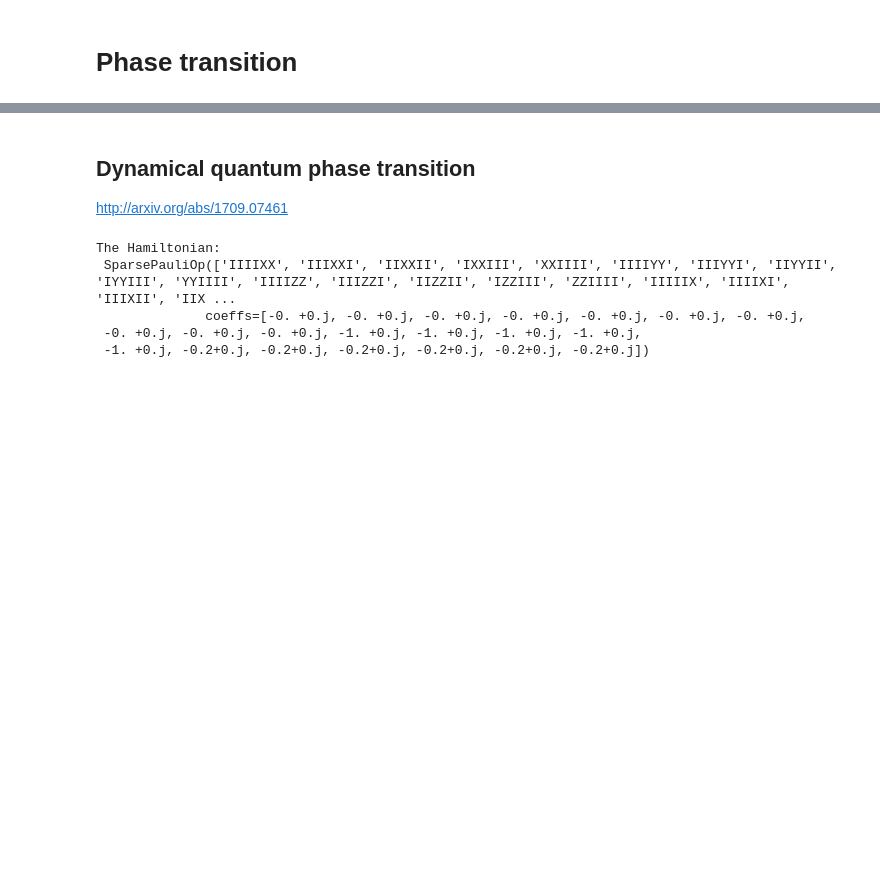
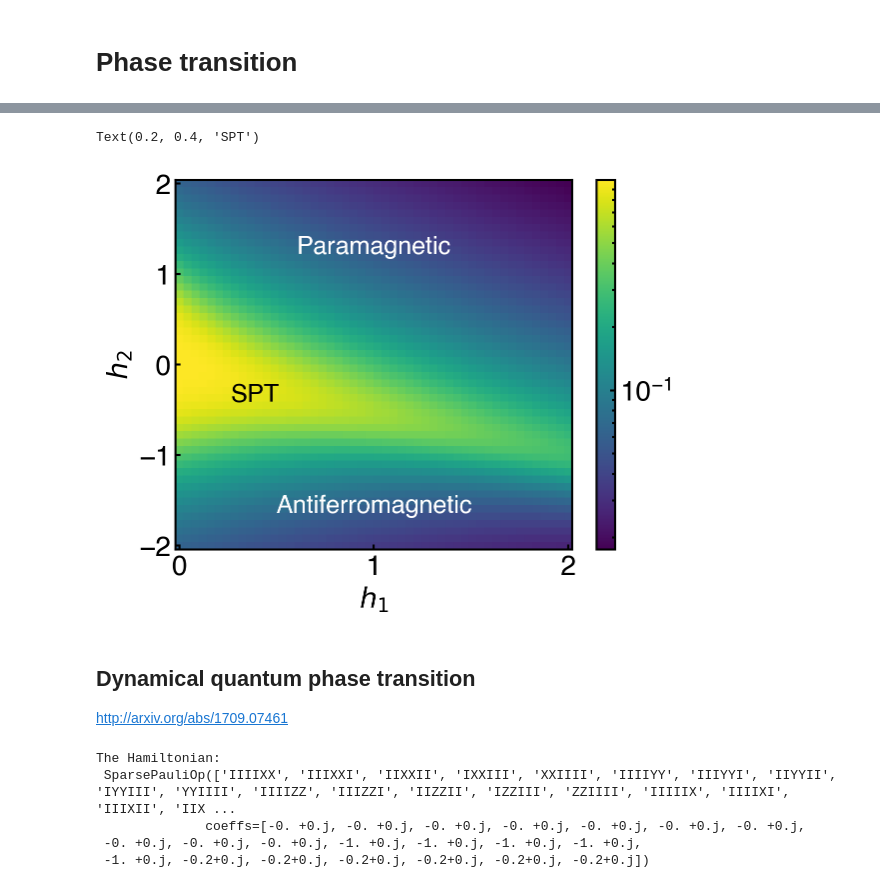
Before and after one commit to Jue-Xu/cookbook-quantum-simulation, a Jupyter notebook: phase_transition.ipynb, the cells around one changed output, grey strips where cells are left out. Saved outputs shown, nothing was run; the diff lists cells and outputs as text; code cells hidden in the pictures; blank space fills up the shorter version.

```diff
--- a/phase_transition.ipynb
+++ b/phase_transition.ipynb
@@ -18,3 +56,39 @@ from spin_ham import *
+# %%
+import matplotlib.colors as colors
+
+h1_list = np.linspace(0, 2, 50)
+h2_list = np.linspace(-2, 2, 50)
+h1_mesh , h2_mesh = np.meshgrid(h1_list, h2_list)
+exp_vals = np.zeros((len(h1_list), len(h2_list)), dtype=np.complex128)
+
+for i1, h1 in enumerate(h1_list):
+    for i2, h2 in enumerate(h2_list):
+        n = 5 # number of spins (should be at least odd number)
+        ci = Cluster_Ising(n, h1=h1, h2=h2, verbose=False) # create a cluster Ising model with n spins, h1=1, h2=2
+
+        # print(ci.H) # print the Hamiltonian
+        # print(ci.string_order) # print the string order operator
+
+        # ground state of the Hamiltonian
+        gnd_st = np.linalg.eigh(ci.H.to_matrix())[1][:,0]
+        ob = ci.string_order.to_matrix()
+        exp_val = np.dot(np.conj(gnd_st), np.dot(ob, gnd_st))
+        exp_vals[i2, i1] = exp_val
+
+# print(exp_vals)
+# %%
+fig, ax = plt.subplots()
+z = np.real(exp_vals)
+c = ax.pcolormesh(h1_mesh, h2_mesh, z, norm=colors.LogNorm(vmin=z.min(), vmax=z.max()))
+fig.colorbar(c, ax=ax)  # , extend='max'
+ax.set_xlabel(r'$h_1$')
+ax.set_ylabel(r'$h_2$')
+ax.annotate(r'Paramagnetic', xy=(0.5, 0.8), xycoords='axes fraction', ha='center', fontsize=18, color='white')
+ax.annotate(r'Antiferromagnetic', xy=(0.5, 0.1), xycoords='axes fraction', ha='center', fontsize=18, color='white')
+ax.annotate(r'SPT', xy=(0.2, 0.4), xycoords='axes fraction', ha='center', fontsize=18, color='k')
+# %% [output]
+Text(0.2, 0.4, 'SPT')
+[figure, added]
 # %% [markdown]
 ## Dynamical quantum phase transition
 http://arxiv.org/abs/1709.07461
```
Also changed, not shown: parts of 3 cells of this notebook.
